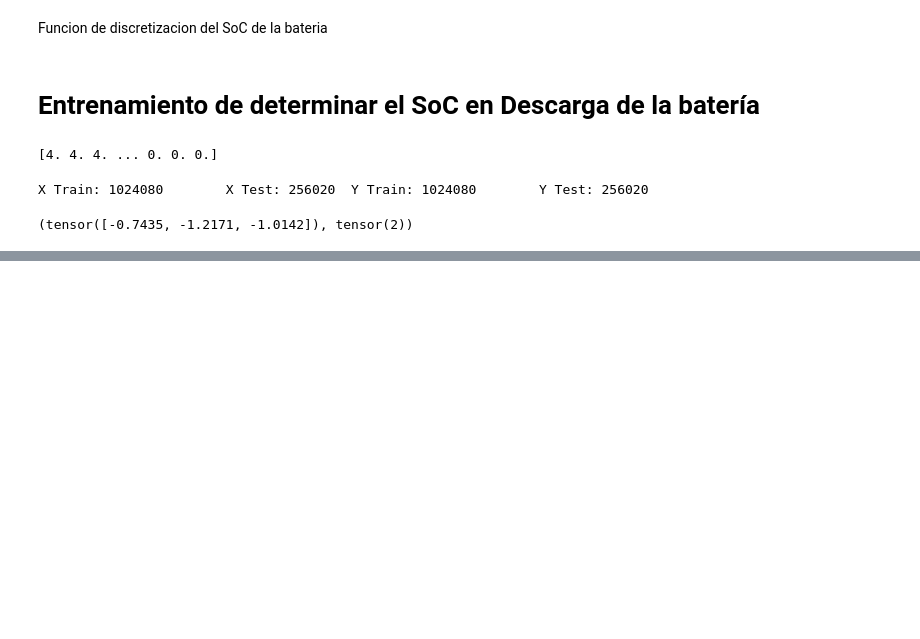
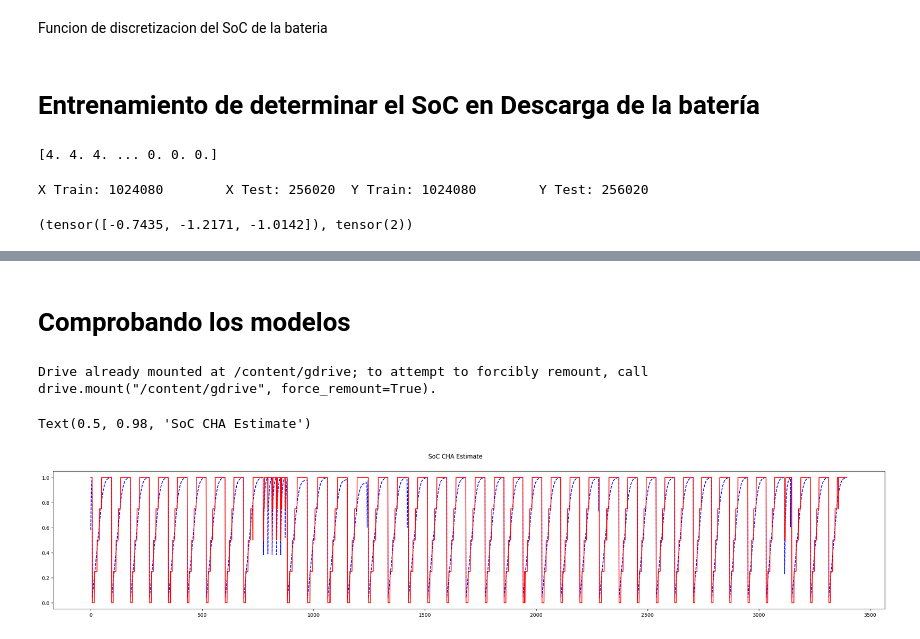
Before and after one commit to josueisaihs/PytorchTutorial, a Jupyter notebook: baterySoC.ipynb, the cells around one changed output, grey strips where cells are left out. Drawn from its saved outputs; the diff is of its cells as text; code cells hidden in the pictures; blank space fills up the shorter version.

```diff
--- a/baterySoC.ipynb
+++ b/baterySoC.ipynb
@@ -442 +516,52 @@ path = F'/content/gdrive/MyDrive/Colab Notebooks/model_cha_40deg_40_80_40_93pc.p
 torch.save(model.state_dict(), path)
+# %% [markdown]
+# Comprobando los modelos
+# %%
+from google.colab import drive
+drive.mount('/content/gdrive')
+
+path_dch = F'/content/gdrive/MyDrive/Colab Notebooks/model_dch_40deg_40_80_40_93pc.pt'
+path_cha = F'/content/gdrive/MyDrive/Colab Notebooks/model_cha_40deg_25_30_25_96pc.pt'
+
+model_dch = Model(n_inputs, 40, 80, 40, n_outputs)
+model_dch.load_state_dict(torch.load(path_dch), strict=False)
+model_dch.eval()
+
+model_cha = Model(n_inputs, 25, 30, 25, n_outputs)
+model_cha.load_state_dict(torch.load(path_cha), strict=False)
+model_cha.eval()
+
+T_s = 1.011272e+01
+T_u = 2.119280e+01
+
+I_s = 2.586432e+00
+I_u = -1.286060e+00
+
+U_s = 2.564308e-01
+U_u = 3.745902e+00
+
+data_dch_x = data_dch[["Voltage", "Current", "Temperature"]]
+data_dch_y = data_dch["SoC_Percentage"].apply(discretize_soc)
+data_cha_x = data_cha[["Voltage", "Current", "Temperature"]]
+data_cha_y = data_cha["SoC_Percentage"].apply(discretize_soc)
+
+scaler = StandardScaler()
+data_dch_x = scaler.fit_transform(data_dch_x)
+data_cha_x = scaler.fit_transform(data_cha_x)
+
+capacity_estimate_cha = []
+capacity_estimate_dch = []
+
+x_cha = range(len(data_cha_x))
+
+for data in data_cha_x:
+  capacity_estimate_cha.append(model_cha.evaluate(torch.FloatTensor(data)) / 4.0)
+# %% [output]
+Drive already mounted at /content/gdrive; to attempt to forcibly remount, call drive.mount("/content/gdrive", force_remount=True).
+# %%
+plt.figure(figsize=(30, 5))
+plt.plot(x_cha, data_cha["SoC_Percentage"], 'b--', x_cha, capacity_estimate_cha, 'r')
+plt.suptitle('SoC CHA Estimate')
+# %% [output]
+Text(0.5, 0.98, 'SoC CHA Estimate')
+[figure, added]
```
Also changed, not shown: parts of 18 cells of this notebook.
